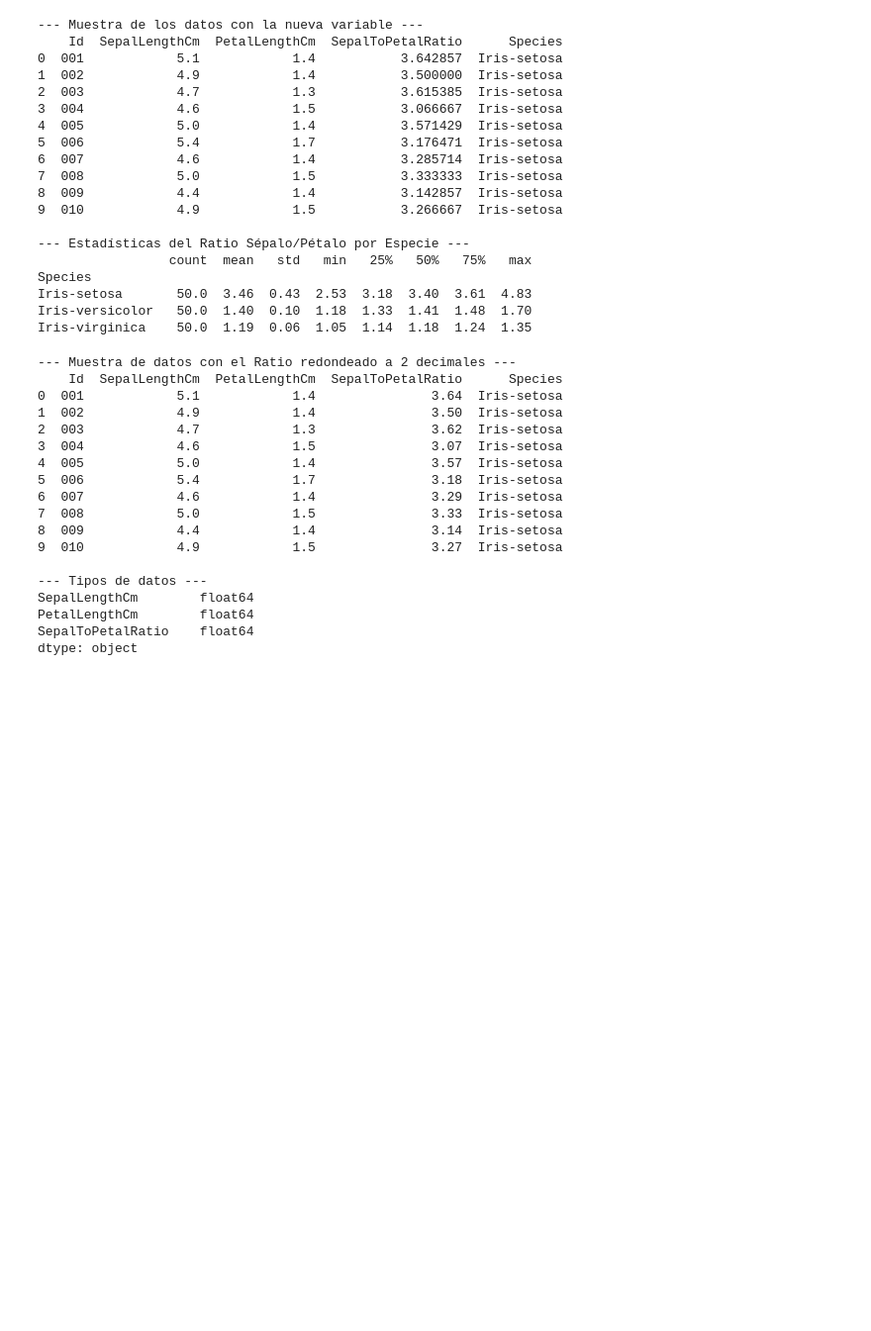
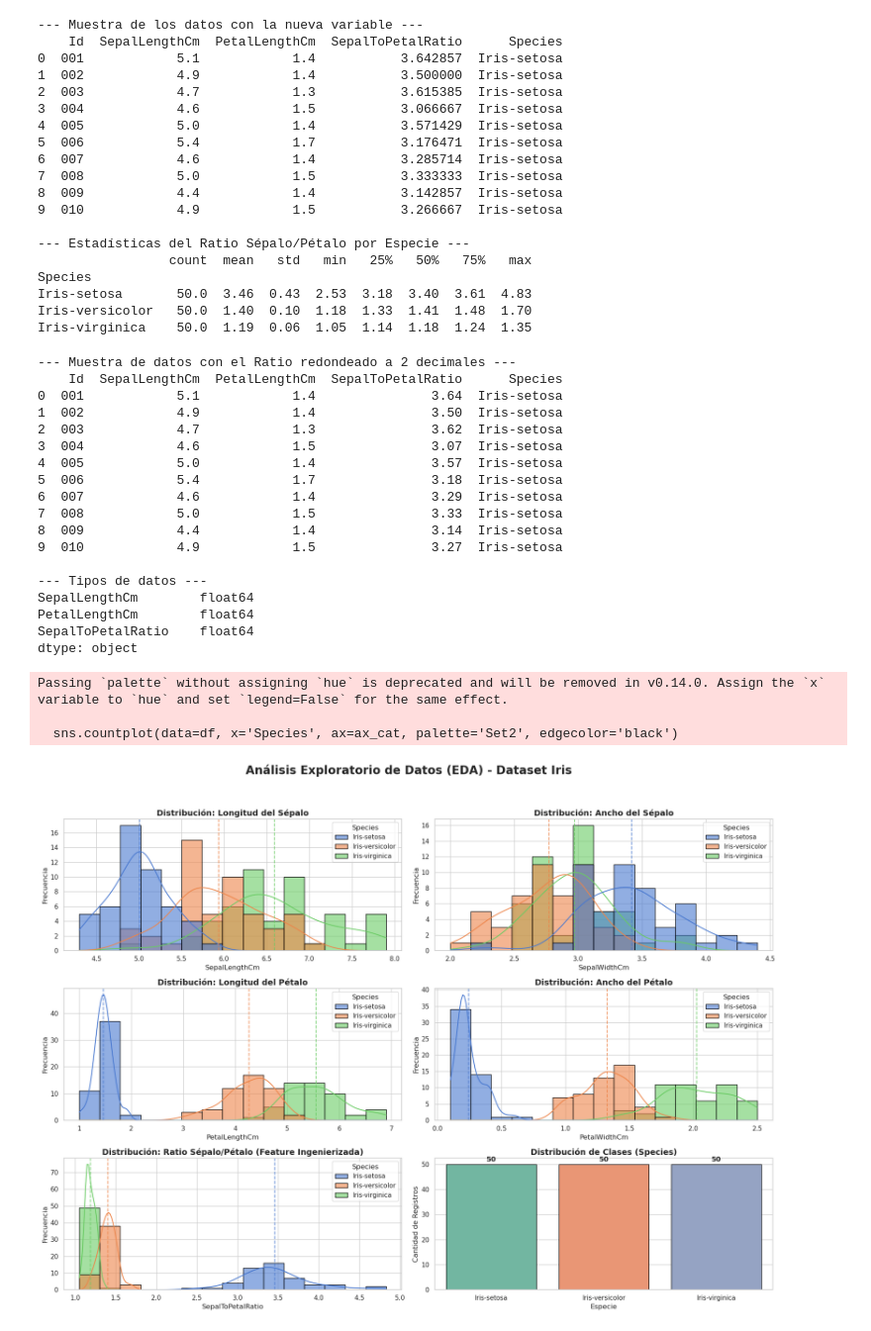
Before and after one commit to brimanz/Data-Science-Internship-PII, a Jupyter notebook: irisCode.ipynb, the cells around one changed output. Shown at 99% size. Drawn from its saved outputs; the diff is of its cells as text; code cells hidden in the pictures; blank space fills up the shorter version.

Commit message:
adding some visualizations

```diff
--- a/irisCode.ipynb
+++ b/irisCode.ipynb
@@ -122,3 +122,70 @@ SepalLengthCm        float64
 PetalLengthCm        float64
 SepalToPetalRatio    float64
 dtype: object
+# %%
+import matplotlib.pyplot as plt
+import seaborn as sns
+
+# 1. Configuración del estilo visual (Estándar corporativo limpio)
+sns.set_theme(style="whitegrid", palette="muted")
+plt.rcParams['figure.figsize'] = (16, 10)
+plt.rcParams['font.size'] = 12
+
+# 2. Carga y preparación de datos (incluyendo nuestros pasos anteriores)
+df = pd.read_csv('Iris.csv')
+df['Id'] = df['Id'].astype(str).str.zfill(3)
+df['SepalToPetalRatio'] = (df['SepalLengthCm'] / df['PetalLengthCm']).round(2)
+
+# 3. Creación del Dashboard de Visualización (Grid de 3x2)
+fig, axes = plt.subplots(3, 2, figsize=(18, 14))
+fig.suptitle('Análisis Exploratorio de Datos (EDA) - Dataset Iris', fontsize=20, fontweight='bold', y=0.98)
+
+# Lista de variables numéricas a analizar
+numeric_features = ['SepalLengthCm', 'SepalWidthCm', 'PetalLengthCm', 'PetalWidthCm', 'SepalToPetalRatio']
+titles = [
+    'Distribución: Longitud del Sépalo',
+    'Distribución: Ancho del Sépalo',
+    'Distribución: Longitud del Pétalo',
+    'Distribución: Ancho del Pétalo',
+    'Distribución: Ratio Sépalo/Pétalo (Feature Ingenierizada)'
+]
+
+# 4. Generar gráficos de distribución (Histplot + KDE) por especie
+for i, (feature, title) in enumerate(zip(numeric_features, titles)):
+    row = i // 2
+    col = i % 2
+    ax = axes[row, col]
+
+    # Histplot con KDE superpuesto, segmentado por especie
+    sns.histplot(data=df, x=feature, hue='Species', kde=True, ax=ax, bins=15, alpha=0.6, edgecolor='black')
+    ax.set_title(title, fontsize=14, fontweight='bold')
+    ax.set_xlabel(feature, fontsize=12)
+    ax.set_ylabel('Frecuencia', fontsize=12)
+
+    # Añadir líneas de media por especie para referencia rápida
+    means = df.groupby('Species')[feature].mean()
+    for species, mean_val in means.items():
+        ax.axvline(mean_val, color=sns.color_palette()[list(df['Species'].unique()).index(species)],
+                   linestyle='dashed', linewidth=1.5, alpha=0.8)
+
+# 5. Gráfico de distribución para la variable categórica (Balance de clases)
+ax_cat = axes[2, 1]
+sns.countplot(data=df, x='Species', ax=ax_cat, palette='Set2', edgecolor='black')
+ax_cat.set_title('Distribución de Clases (Species)', fontsize=14, fontweight='bold')
+ax_cat.set_xlabel('Especie', fontsize=12)
+ax_cat.set_ylabel('Cantidad de Registros', fontsize=12)
+
+# Añadir etiquetas de valor sobre las barras
+for p in ax_cat.patches:
+    ax_cat.annotate(f'{int(p.get_height())}',
+                    (p.get_x() + p.get_width() / 2., p.get_height()),
+                    ha='center', va='center', fontsize=12, fontweight='bold', xytext=(0, 8), textcoords='offset points')
+
+# 6. Ajuste final y visualización
+plt.tight_layout(rect=[0, 0.03, 1, 0.95]) # Ajusta el espacio para el título principal
+plt.show()
+# %% [output]
+Passing `palette` without assigning `hue` is deprecated and will be removed in v0.14.0. Assign the `x` variable to `hue` and set `legend=False` for the same effect.
+
+  sns.countplot(data=df, x='Species', ax=ax_cat, palette='Set2', edgecolor='black')
+[figure, added]
```
